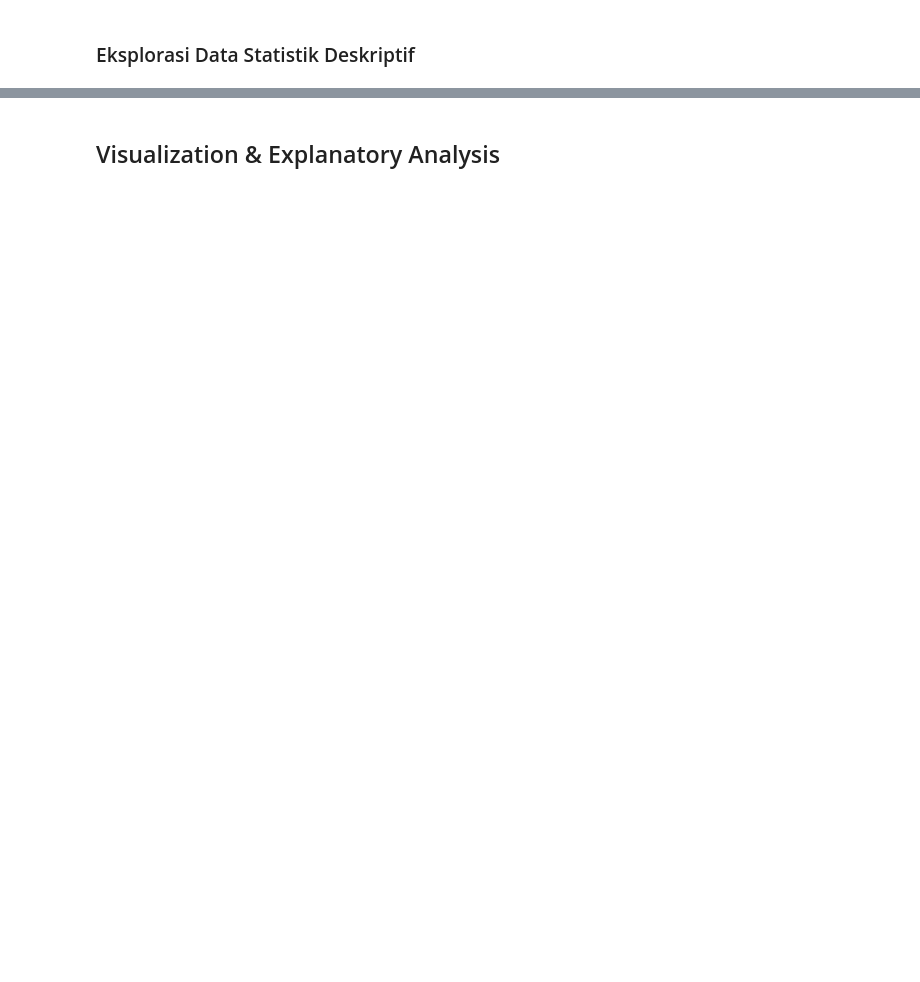
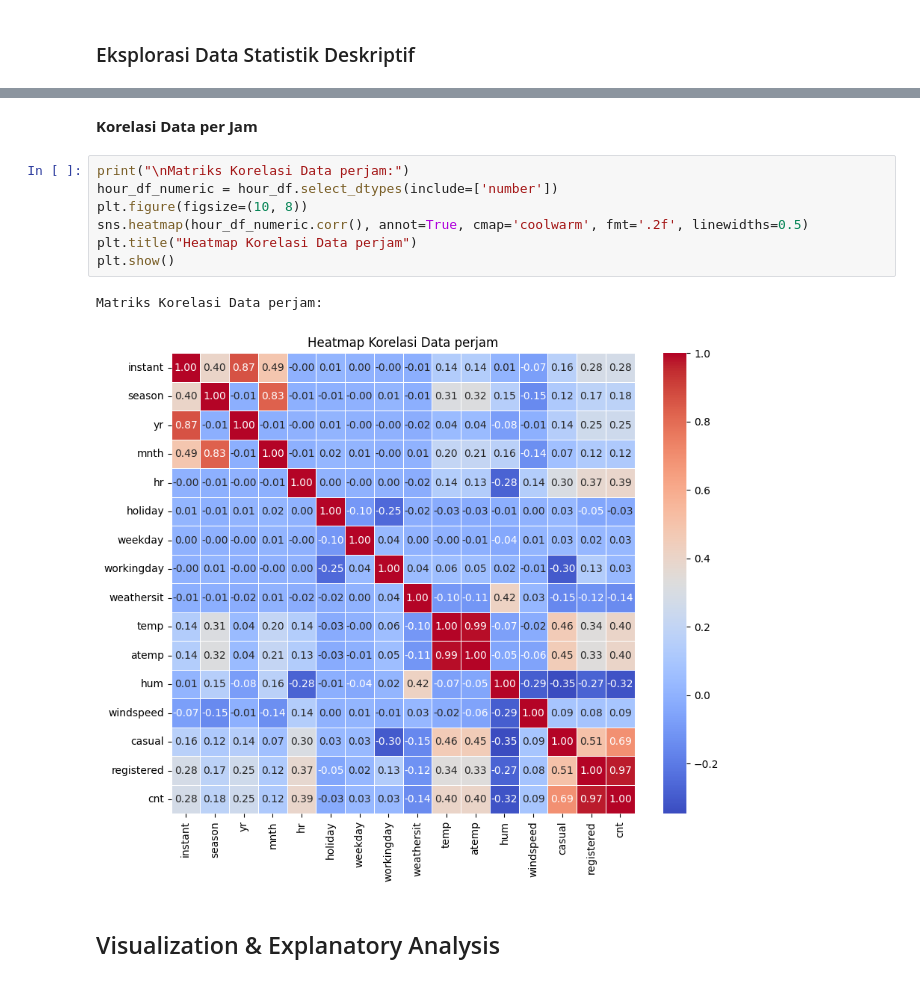
Before and after one commit to Prcksp/proyek_analisis_data, a Jupyter notebook: Proyek_Analisis_Data.ipynb, the cells around one changed output, grey strips where cells are left out. Saved outputs shown, nothing was run; the diff lists cells and outputs as text; blank space fills up the shorter version.

```diff
--- a/Proyek_Analisis_Data.ipynb
+++ b/Proyek_Analisis_Data.ipynb
@@ -197,2 +371,14 @@ Statistik Data Per Jam:
+# %% [markdown]
+**Korelasi Data per Jam**
+# %%
+print("\nMatriks Korelasi Data perjam:")
+hour_df_numeric = hour_df.select_dtypes(include=['number'])
+plt.figure(figsize=(10, 8))
+sns.heatmap(hour_df_numeric.corr(), annot=True, cmap='coolwarm', fmt='.2f', linewidths=0.5)
+plt.title("Heatmap Korelasi Data perjam")
+plt.show()
+# %% [output]
+Matriks Korelasi Data perjam:
+[figure, added]
 # %% [markdown]
 ## Visualization & Explanatory Analysis
```
Also changed, not shown: parts of 34 cells of this notebook.
